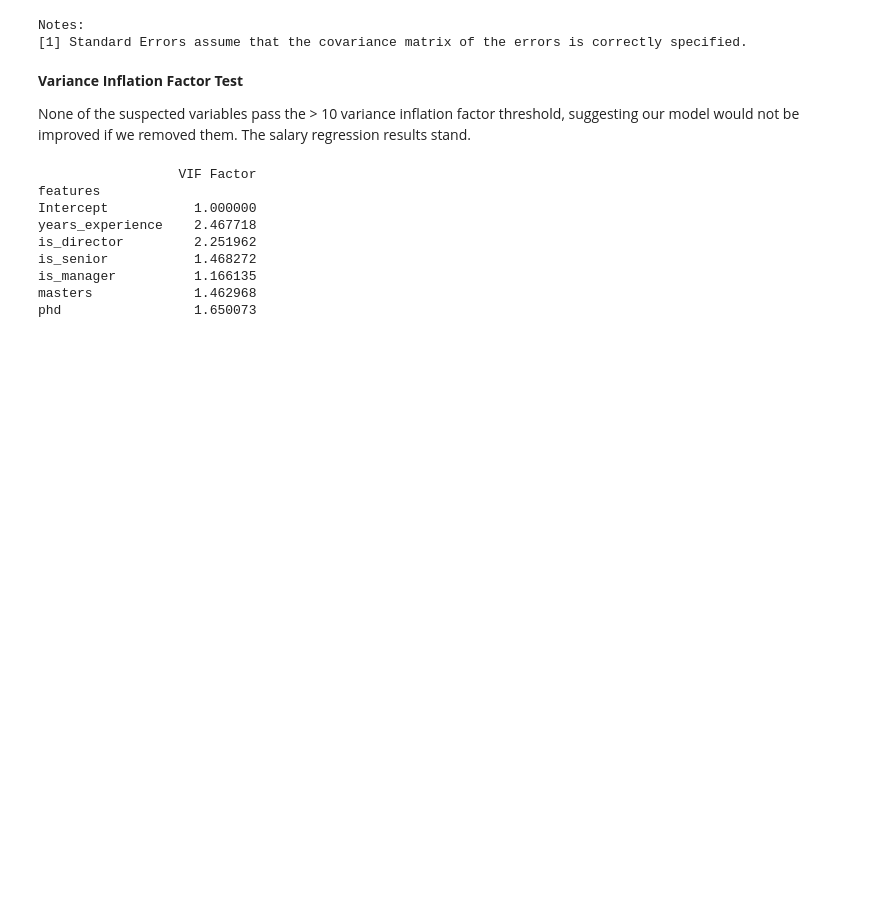
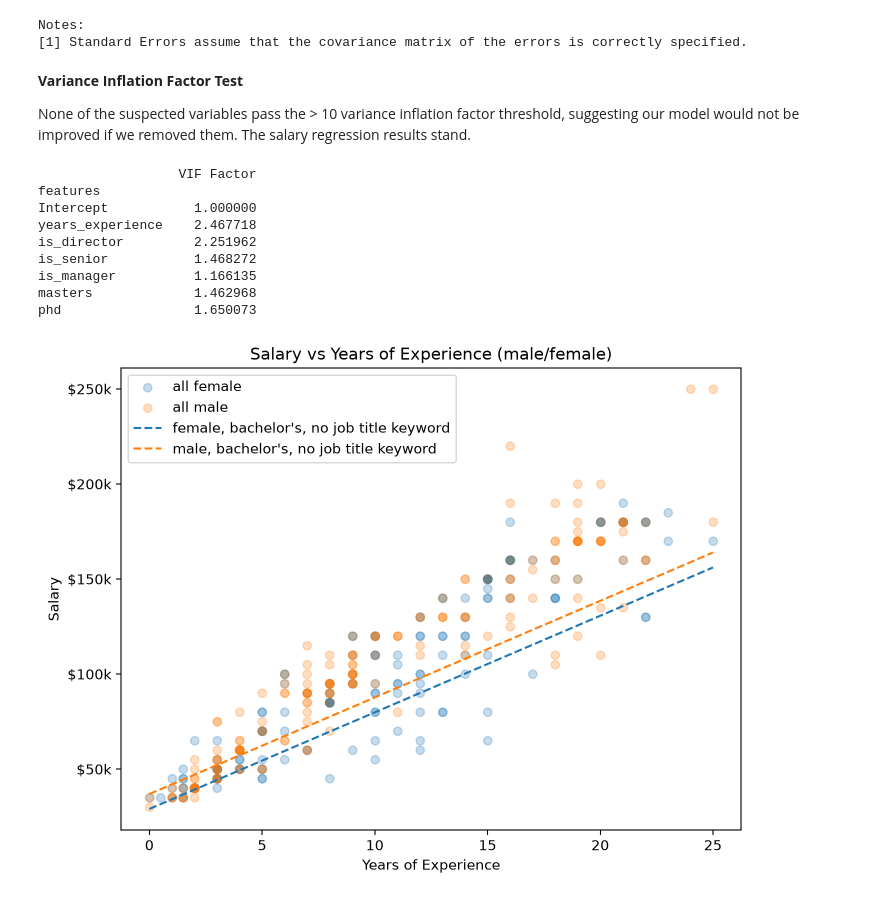
Before and after one commit to mhaddock/udacity_coursework, a Jupyter notebook: statistics_for_data_analysis/projects/model_salary_data_with_linear_regression/salary_prediction_project.ipynb, the cells around one changed output. Drawn from its saved outputs; the diff is of its cells as text; code cells hidden in the pictures; blank space fills up the shorter version.

Commit message:
plot for model accuracy slide

```diff
--- a/statistics_for_data_analysis/projects/model_salary_data_with_linear_regression/salary_prediction_project.ipynb
+++ b/statistics_for_data_analysis/projects/model_salary_data_with_linear_regression/salary_prediction_project.ipynb
@@ -853,3 +853,25 @@ is_senior           1.468272
 is_manager          1.166135
 masters             1.462968
 phd                 1.650073
+# %%
+yrs_exp_range = np.arange(df["years_experience"].min(), df["years_experience"].max()+1)
+female_bachelors = model_coef["intercept"] + (model_coef["years_experience"] * yrs_exp_range)
+male_bachelors = female_bachelors + model_coef["male"]
+
+female = df.query("female==1")
+male = df.query("male==1")
+fig, ax = plt.subplots(1, figsize=[8,6])
+plt.scatter(female["years_experience"], female["salary"], alpha=0.25, label="all female")
+plt.scatter(male["years_experience"], male["salary"], alpha=0.25, label="all male")
+plt.plot(yrs_exp_range, female_bachelors, ls="--", label="female, bachelor's, no job title keyword")
+plt.plot(yrs_exp_range, male_bachelors, ls="--", label="male, bachelor's, no job title keyword")
+plt.legend()
+ax.set_ylabel("Salary")
+ax.set_xlabel("Years of Experience")
+ax.set_title("Salary vs Years of Experience (male/female)")
+ax.yaxis.set_major_formatter(
+    plt.FuncFormatter(lambda x, _: f"${x/1000:,.0f}k")
+)
+plt.show()
+# %% [output]
+[figure, added]
```
Also changed, not shown: parts of 4 cells of this notebook, 2 other files.
